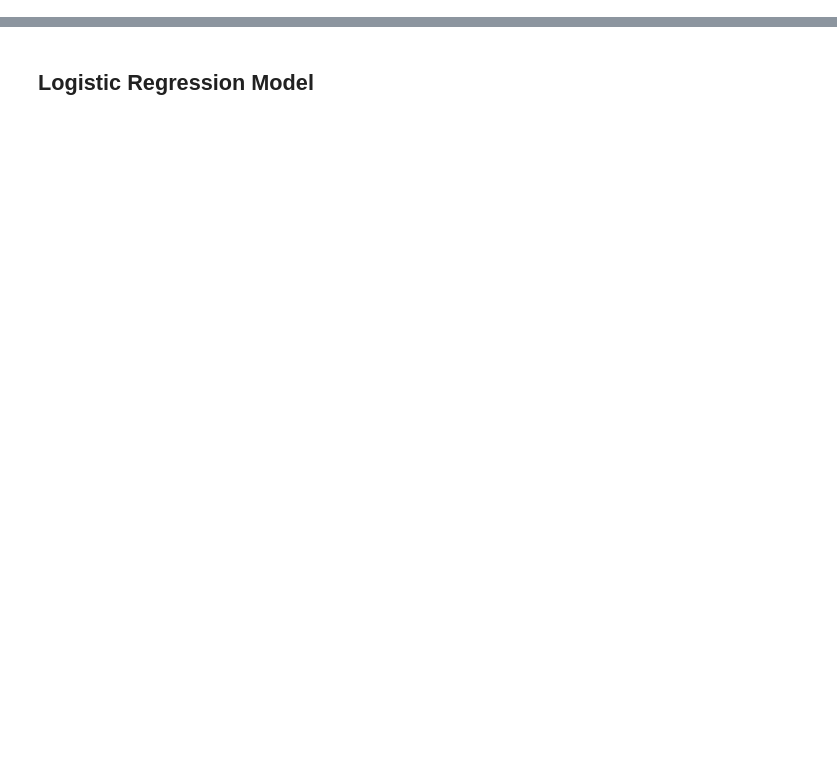
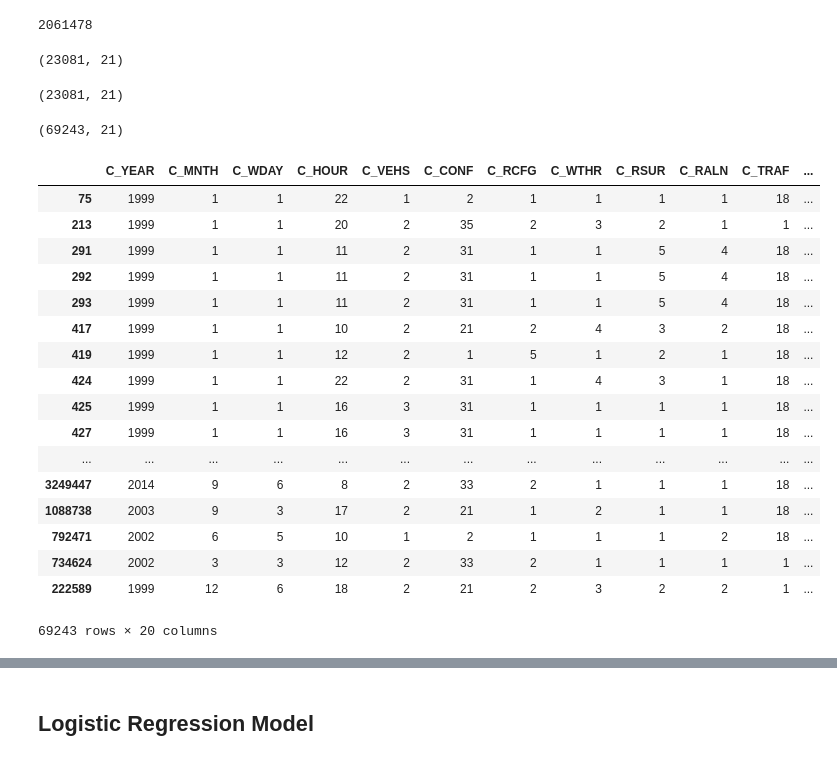
Before and after one commit to pgunabal/Capstone_CKME136_Winter_2018, a Jupyter notebook: CKME136_2018_build_initial_model.ipynb, the cells around one changed output, grey strips where cells are left out. Cells and saved outputs as stored; diff of their text form; code cells hidden in the pictures; blank space fills up the shorter version.

```diff
--- a/CKME136_2018_build_initial_model.ipynb
+++ b/CKME136_2018_build_initial_model.ipynb
@@ -29,0 +100,12 @@ print(df.columns)
+# %%
+# non_injury
+is_safe =  df_cat['P_ISEV']==1
+#print(is_safe)
+is_safe_count = is_safe.sum()
+print(is_safe_count)
+df_cat_safe = df_cat[is_safe]
+display(df_cat_safe)
+# %%
+# get the size of fatal datafram
+min_size = df_cat_fatal.index.size
+print(min_size)
@@ -30,9 +119,51 @@ print(df.columns)
+# %%
+# size of injury
+df_cat_injury.index.size
+# %% [output]
+2061478
+# %%
+# randomly sample n number of injury and no injury and append to fatal
+df_cat_injury_select = df_cat_injury.sample(n=min_size)
+df_cat_safe_select = df_cat_safe.sample(n=min_size)
+# %%
+df_cat_injury_select.shape
+# %% [output]
+(23081, 21)
+# %%
+df_cat_safe_select.shape
+# %% [output]
+(23081, 21)
+# %%
+#concat the three dataframes
+df_final = pd.concat([df_cat_fatal, df_cat_injury_select, df_cat_safe_select])
+df_final.shape
+# %% [output]
+(69243, 21)
 # %%
 #Split between train and test
 
-Y = df_cat[df_cat.columns[-1]]
-X = df_cat[df_cat.columns[0:df_cat.columns.size -1]]
+Y = df_final[df_cat.columns[-1]]
+X = df_final[df_cat.columns[0:df_cat.columns.size -1]]
 X
+# %% [output]
+|  | C_YEAR | C_MNTH | C_WDAY | C_HOUR | C_VEHS | C_CONF | C_RCFG | C_WTHR | C_RSUR | C_RALN | C_TRAF | ... |
+| 75 | 1999 | 1 | 1 | 22 | 1 | 2 | 1 | 1 | 1 | 1 | 18 | ... |
+| 213 | 1999 | 1 | 1 | 20 | 2 | 35 | 2 | 3 | 2 | 1 | 1 | ... |
+| 291 | 1999 | 1 | 1 | 11 | 2 | 31 | 1 | 1 | 5 | 4 | 18 | ... |
+| 292 | 1999 | 1 | 1 | 11 | 2 | 31 | 1 | 1 | 5 | 4 | 18 | ... |
+| 293 | 1999 | 1 | 1 | 11 | 2 | 31 | 1 | 1 | 5 | 4 | 18 | ... |
+| 417 | 1999 | 1 | 1 | 10 | 2 | 21 | 2 | 4 | 3 | 2 | 18 | ... |
+| 419 | 1999 | 1 | 1 | 12 | 2 | 1 | 5 | 1 | 2 | 1 | 18 | ... |
+| 424 | 1999 | 1 | 1 | 22 | 2 | 31 | 1 | 4 | 3 | 1 | 18 | ... |
+| 425 | 1999 | 1 | 1 | 16 | 3 | 31 | 1 | 1 | 1 | 1 | 18 | ... |
+| 427 | 1999 | 1 | 1 | 16 | 3 | 31 | 1 | 1 | 1 | 1 | 18 | ... |
+| ... | ... | ... | ... | ... | ... | ... | ... | ... | ... | ... | ... | ... |
+| 3249447 | 2014 | 9 | 6 | 8 | 2 | 33 | 2 | 1 | 1 | 1 | 18 | ... |
+| 1088738 | 2003 | 9 | 3 | 17 | 2 | 21 | 1 | 2 | 1 | 1 | 18 | ... |
+| 792471 | 2002 | 6 | 5 | 10 | 1 | 2 | 1 | 1 | 1 | 2 | 18 | ... |
+| 734624 | 2002 | 3 | 3 | 12 | 2 | 33 | 2 | 1 | 1 | 1 | 1 | ... |
+| 222589 | 1999 | 12 | 6 | 18 | 2 | 21 | 2 | 3 | 2 | 2 | 1 | ... |
+69243 rows × 20 columns
 # %%
 #sprint into train and test 70/30
 #from sklearn.cross_validation import train_test_split
```
Also changed, not shown: parts of 28 cells of this notebook.
